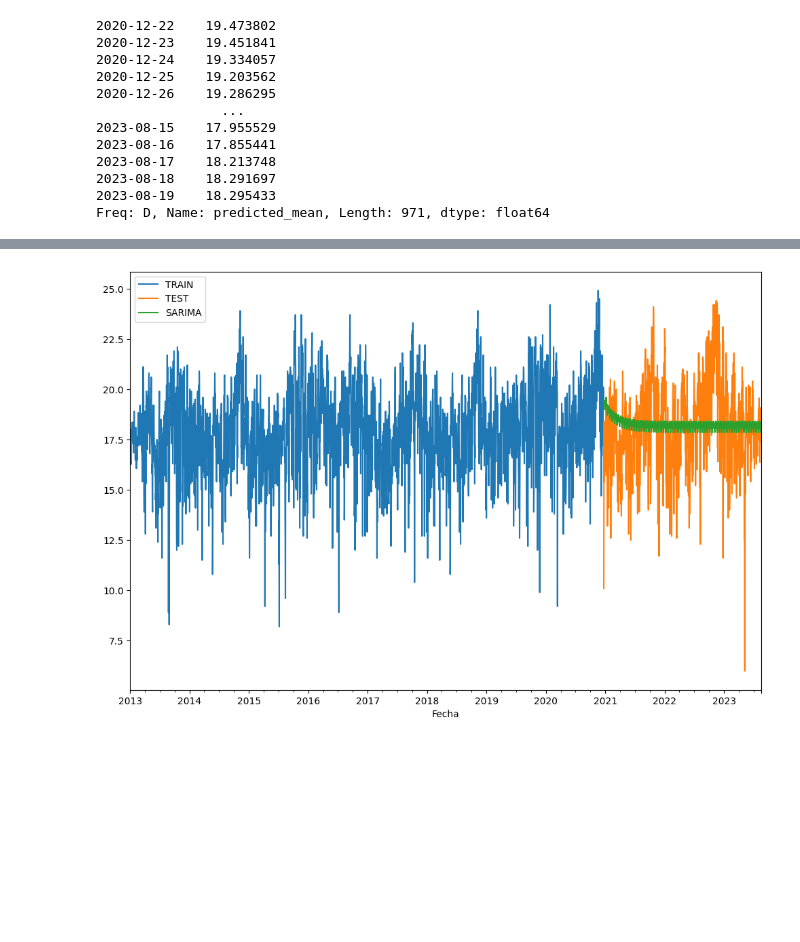
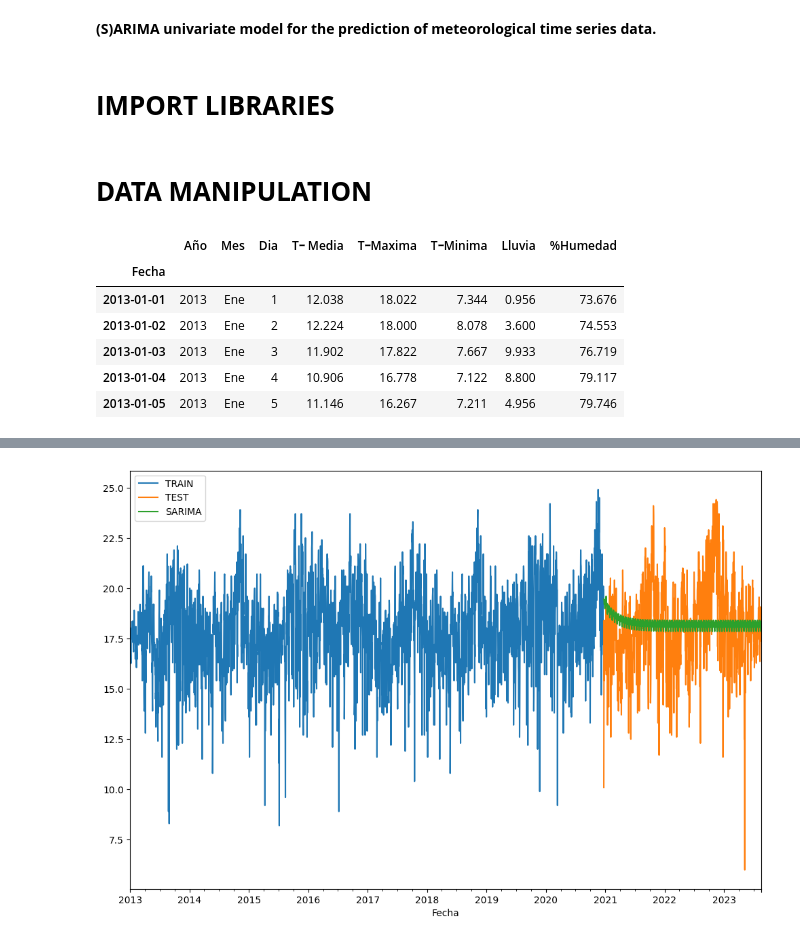
Before and after one commit to alrigo123/Time-Series-Predictive-Models, a Jupyter notebook: (S)ARIMA.ipynb, the cells around one changed output, grey strips where cells are left out. Drawn from its saved outputs; the diff is of its cells as text; code cells hidden in the pictures; blank space fills up the shorter version.

```diff
--- a/(S)ARIMA.ipynb
+++ b/(S)ARIMA.ipynb
@@ -141,17 +1,4 @@ Warnings:
-# %%
-# make prediction
-pred_SARIMA = model.predict(len(train.Temp_max),len(test.Temp_max)+len(train.Temp_max)-1)
-print(pred_SARIMA)
-# %% [output]
-2020-12-22    19.473802
-2020-12-23    19.451841
-2020-12-24    19.334057
-2020-12-25    19.203562
-2020-12-26    19.286295
-                ...
-2023-08-15    17.955529
-2023-08-16    17.855441
-2023-08-17    18.213748
-2023-08-18    18.291697
-2023-08-19    18.295433
-Freq: D, Name: predicted_mean, Length: 971, dtype: float64
+# %% [markdown]
+**(S)ARIMA univariate model for the prediction of meteorological time series data.**
+# %% [markdown]
+# **IMPORT LIBRARIES**
@@ -157,0 +29,17 @@ Freq: D, Name: predicted_mean, Length: 971, dtype: float64
+# %% [markdown]
+# **DATA MANIPULATION**
+# %%
+#--- LOAD DATA ---#
+location = 'TIME-SERIES-Diario-13-23.csv'  ## DAILY DATA
+# location = 'TIME-SERIES-Mensual-86-23.csv' ## MONTHLY DATA
+
+data = pd.read_csv(location, delimiter=',', index_col='Fecha', header=0, parse_dates=True)
+data.head()
+# %% [output]
+|  | Año | Mes | Dia | Tｰ Media | TｰMaxima | TｰMinima | Lluvia | %Humedad |
+| Fecha |  |  |  |  |  |  |  |  |
+| 2013-01-01 | 2013 | Ene | 1 | 12.038 | 18.022 | 7.344 | 0.956 | 73.676 |
+| 2013-01-02 | 2013 | Ene | 2 | 12.224 | 18.000 | 8.078 | 3.600 | 74.553 |
+| 2013-01-03 | 2013 | Ene | 3 | 11.902 | 17.822 | 7.667 | 9.933 | 76.719 |
+| 2013-01-04 | 2013 | Ene | 4 | 10.906 | 16.778 | 7.122 | 8.800 | 79.117 |
+| 2013-01-05 | 2013 | Ene | 5 | 11.146 | 16.267 | 7.211 | 4.956 | 79.746 |
```
Also changed, not shown: parts of 39 cells of this notebook, 7 other files.
